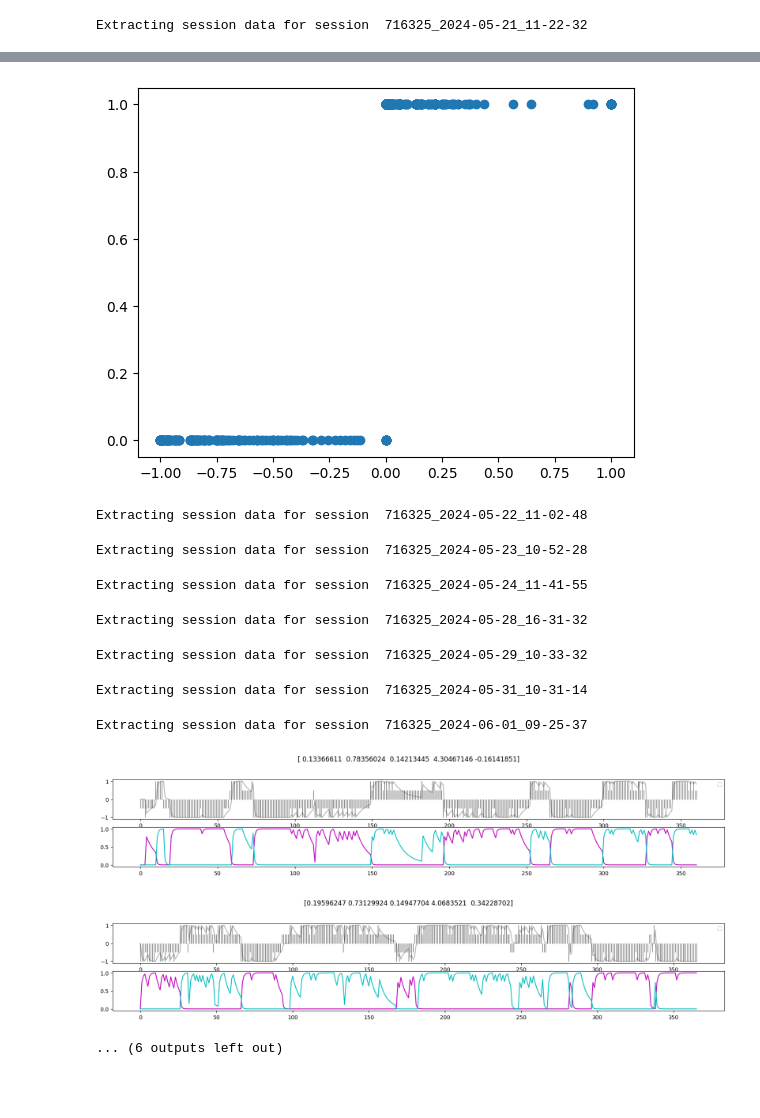
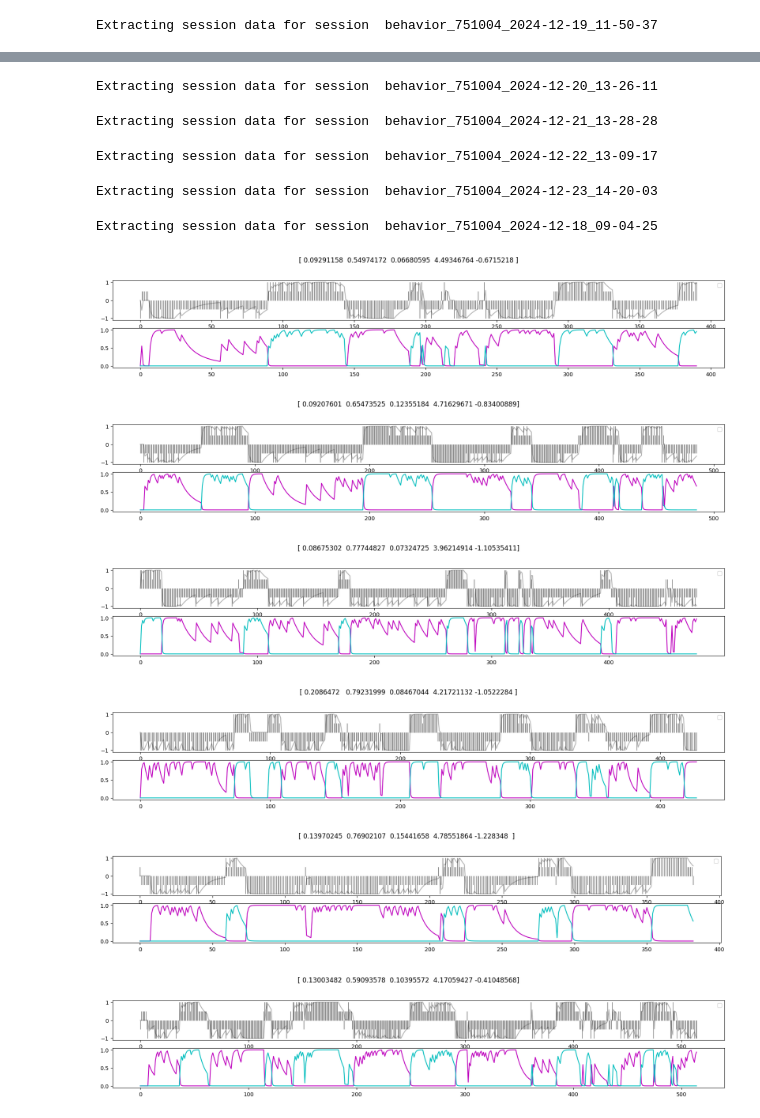
Before and after one commit to AllenNeuralDynamics/aind_stan_fit_sim, a Jupyter notebook: code/beh_2_dv_inference.ipynb, the cells around one changed output, grey strips where cells are left out. Saved outputs shown, nothing was run; the diff lists cells and outputs as text; code cells hidden in the pictures; blank space fills up the shorter version.

Commit message:
update according to new data structure

```diff
--- a/code/beh_2_dv_inference.ipynb
+++ b/code/beh_2_dv_inference.ipynb
@@ -55,6 +36,6 @@ Note: you may need to restart the kernel to use updated packages.
 # %%
 # load fitted samples
-animalID = '716325'
+animalID = '751004'
 model_name = 'stan_qLearning_5params'
 name = animalID + '/' + model_name
 saveDir = path.expanduser('~/capsule/scratch/'+name)
@@ -163,9 +144,11 @@ class meanDVinfer:
 sampNum = 500
 params_session = []
 for sessionInd in range(len(ani_session_data['session_id'])):
-    print('Extracting session data for session ', ani_session_data['session_id'][sessionInd])
-    nwb_file = os.path.join(dataDir, ani_session_data['session_id'][sessionInd] + '.nwb')
-    nwb = load_nwb(nwb_file)
+    session = ani_session_data['session_id'][sessionInd]
+    print('Extracting session data for session ', session)
+    session_dir = session_dirs(session)
+    nwb_file = os.path.join(session_dir['beh_fig_dir'], session + '.nwb')
+    nwb = load_nwb_from_filename(nwb_file)
     trial_count = len(nwb.trials.to_dataframe())
     curr_cut = ast.literal_eval(ani_session_data['session_cut'][sessionInd])
 
@@ -206,4 +189,4 @@ params_session = pd.DataFrame(params_session, columns = param_names)
 params_session['session_id'] = ani_session_data['session_id']
 params_session.to_csv(saveDir + '/params_session_sample.csv')
 # %% [output]
-Extracting session data for session  716325_2024-05-21_11-22-32
+Extracting session data for session  behavior_751004_2024-12-19_11-50-37
@@ -211,11 +193,11 @@ Extracting session data for session  716325_2024-05-21_11-22-32
-[figure, old version]
-Extracting session data for session  716325_2024-05-22_11-02-48
+Extracting session data for session  behavior_751004_2024-12-20_13-26-11
-Extracting session data for session  716325_2024-05-23_10-52-28
+Extracting session data for session  behavior_751004_2024-12-21_13-28-28
-Extracting session data for session  716325_2024-05-24_11-41-55
+Extracting session data for session  behavior_751004_2024-12-22_13-09-17
-Extracting session data for session  716325_2024-05-28_16-31-32
+Extracting session data for session  behavior_751004_2024-12-23_14-20-03
-Extracting session data for session  716325_2024-05-29_10-33-32
+Extracting session data for session  behavior_751004_2024-12-18_09-04-25
-Extracting session data for session  716325_2024-05-31_10-31-14
-Extracting session data for session  716325_2024-06-01_09-25-37
+[figure, new version]
+[figure, new version]
-[figure, old version]
+[figure, new version]
-[figure, old version]
+[figure, new version]
-... (6 outputs left out)
+[figure, added]
+[figure, added]
```
Also changed, not shown: parts of 7 cells of this notebook, 3 other files.
